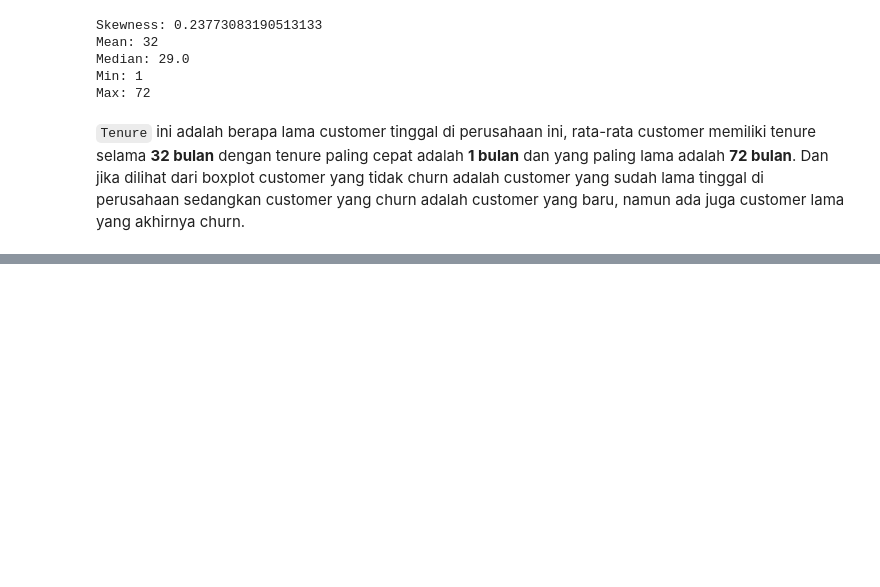
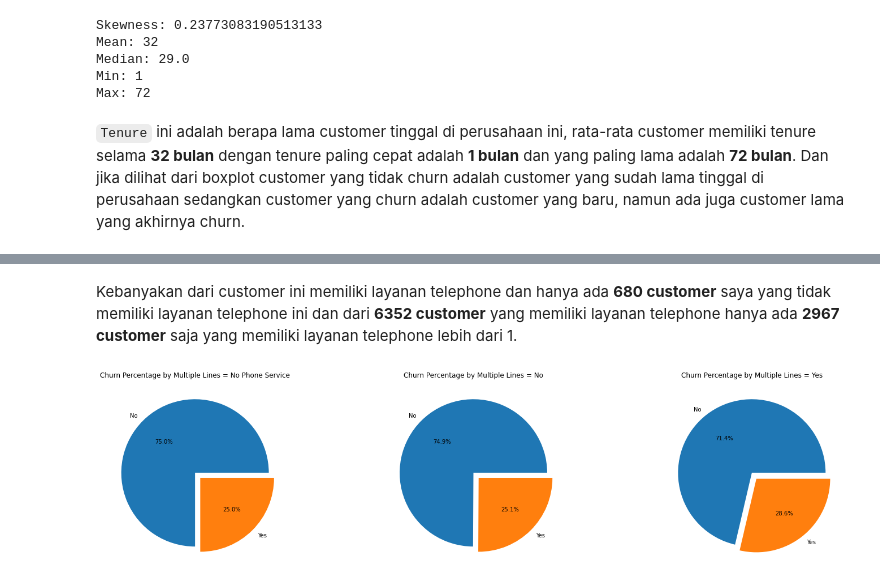
Before and after one commit to Penzragon/h8dsft_Milestone1P2, a Jupyter notebook: script.ipynb, the cells around one changed output, grey strips where cells are left out. Drawn from its saved outputs; the diff is of its cells as text; code cells hidden in the pictures; blank space fills up the shorter version.

```diff
--- a/script.ipynb
+++ b/script.ipynb
@@ -374,0 +398,16 @@ Max: 72
+# %% [markdown]
+Kebanyakan dari customer ini memiliki layanan telephone dan hanya ada **680 customer** saya yang tidak memiliki layanan telephone ini dan dari **6352 customer** yang memiliki layanan telephone hanya ada **2967 customer** saja yang memiliki layanan telephone lebih dari 1.
+# %%
+plt.figure(figsize=(25, 6))
+plt.subplot(1, 3, 1)
+plt.pie(customer[customer.MultipleLines == 'No phone service'].Churn.value_counts(), labels=customer[customer.MultipleLines == 'No phone service'].Churn.value_counts().index, autopct='%1.1f%%', explode=[0, 0.1])
+plt.title('Churn Percentage by Multiple Lines = No Phone Service')
+plt.subplot(1, 3, 2)
+plt.pie(customer[customer.MultipleLines == 'No'].Churn.value_counts(), labels=customer[customer.MultipleLines == 'No'].Churn.value_counts().index, autopct='%1.1f%%', explode=[0, 0.1])
+plt.title('Churn Percentage by Multiple Lines = No')
+plt.subplot(1, 3, 3)
+plt.pie(customer[customer.MultipleLines == 'Yes'].Churn.value_counts(), labels=customer[customer.MultipleLines == 'Yes'].Churn.value_counts().index, autopct='%1.1f%%', explode=[0, 0.1])
+plt.title('Churn Percentage by Multiple Lines = Yes')
+plt.show()
+# %% [output]
+[figure, added]
```
Also changed, not shown: parts of 6 cells of this notebook.
